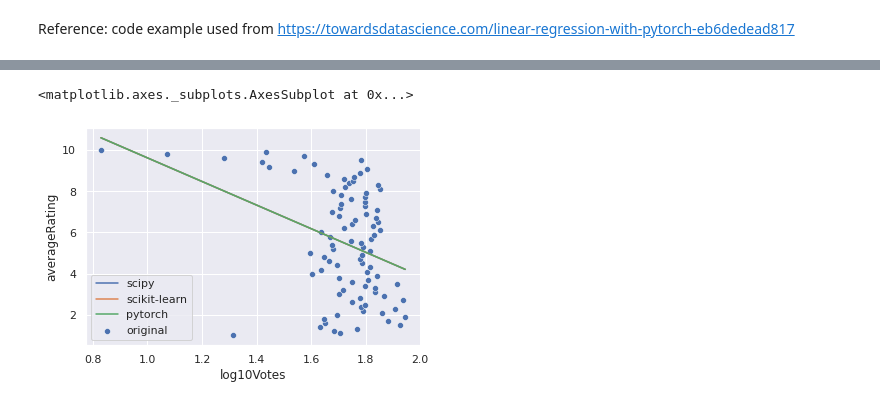
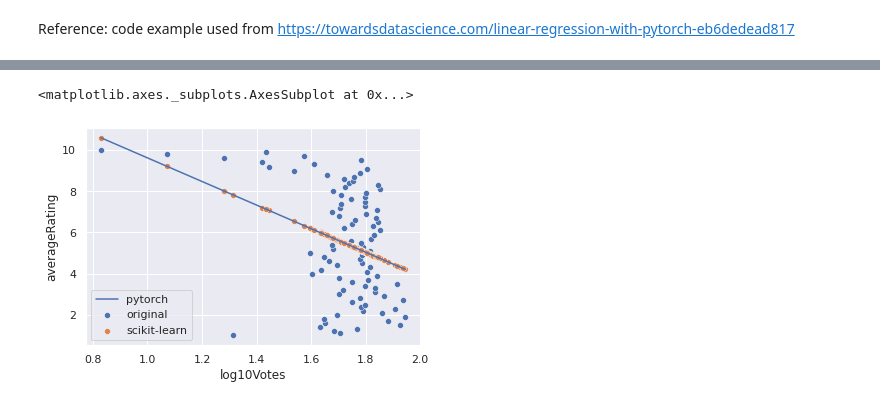
Before and after one commit to SitwalaM/DSI_Preassignment, a Jupyter notebook: notebooks/DSI_Assignment.ipynb, the cells around one changed output, grey strips where cells are left out. Drawn from its saved outputs; the diff is of its cells as text; code cells hidden in the pictures.

Commit message:
graph updates

```diff
--- a/notebooks/DSI_Assignment.ipynb
+++ b/notebooks/DSI_Assignment.ipynb
@@ -462,9 +447,9 @@ with torch.no_grad():
 # %%
 fig, ax = plt.subplots()
 sns.scatterplot(data = grouped_rating, y="averageRating", x = "log10Votes", label = "original", ax = ax)
-sns.lineplot( x =  grouped_rating.log10Votes, y=res.intercept + res.slope*x.values.flatten(), label= "scipy", ax = ax)
-sns.lineplot( x =  grouped_rating.log10Votes, y=y_prediction.flatten(), label = "scikit-learn", dashes = True, ax = ax)
+#sns.scatterplot( x =  grouped_rating.log10Votes, y=res.intercept + res.slope*x.values.flatten(), label= "scipy", ax = ax)
+sns.scatterplot( x =  grouped_rating.log10Votes, y=y_prediction.flatten(), label = "scikit-learn", ax = ax)
 sns.lineplot( x =  grouped_rating.log10Votes, y=predicted.flatten(), label = "pytorch", dashes = True, ax = ax)
 # %% [output]
 <matplotlib.axes._subplots.AxesSubplot at 0x...>
-[figure, old version]
+[figure, new version]
```
Also changed, not shown: parts of 6 cells of this notebook.
